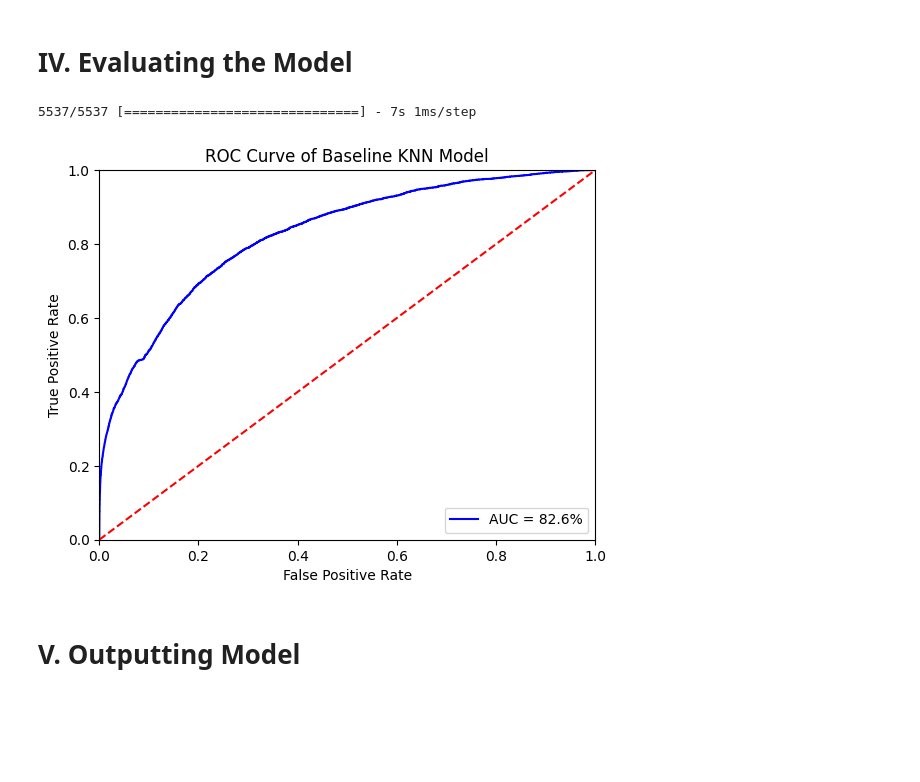
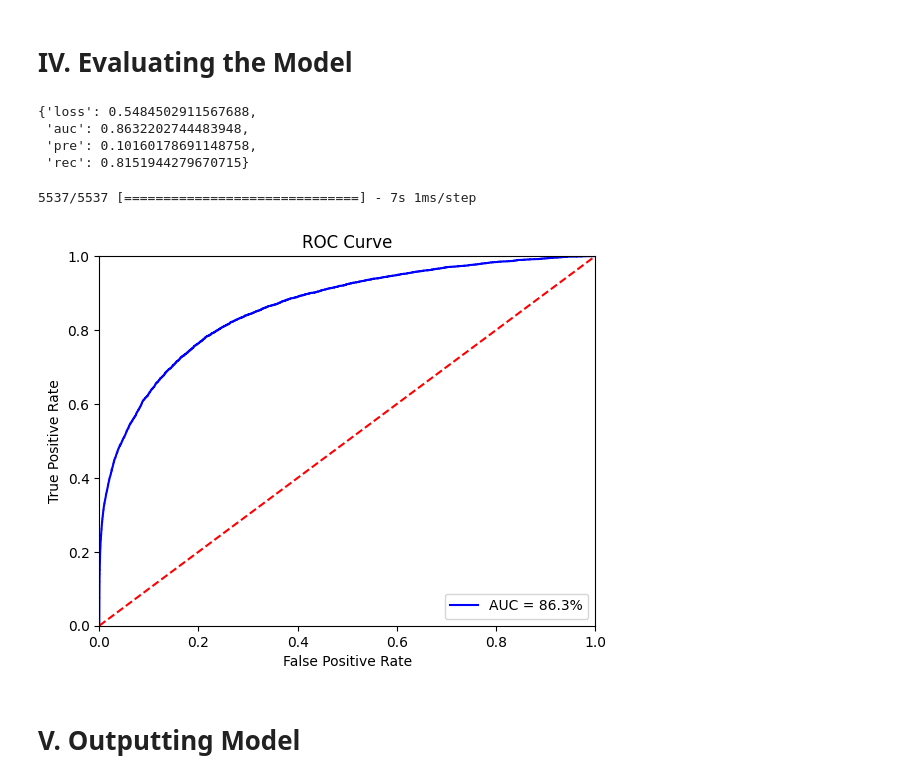
Before and after one commit to ChaseMadson/w207-final-project, a Jupyter notebook: fraud_detection_model.ipynb, the cells around one changed output. Cells and saved outputs as stored; diff of their text form; code cells hidden in the pictures; blank space fills up the shorter version.

```diff
--- a/fraud_detection_model.ipynb
+++ b/fraud_detection_model.ipynb
@@ -43,7 +129,7 @@ sub = pd.read_csv('data/sample_submission.csv').drop('isFraud', axis=1)
 features_num_amt = train[['TransactionAmt']].columns
 
 # Date and time of transactions
-features_num_dt = train.filter(regex='^txn').columns
+features_num_dt = train[['TransactionDT']].columns
 
 # Distance measures between two masked points
 features_num_dist = train.filter(regex='^dist').columns
@@ -261,20 +323,19 @@ def train_and_evaluate(
   df_y_train=y_train,
   df_x_test=X_val,
   df_y_test=y_val,
-  hidden_layer_sizes=[],
-  activation='tanh',
-  optimizer='Adam',
-  learning_rate=0.01,
-  num_epochs=5
+  hidden_layer_sizes=[512, 256, 128],
+  set_act='relu',
+  num_epochs=64,
+  batch_size=128,
+  set_lr=0.00001
   ):
 
   # Build the model.
   model = build_model(
     n_classes=1,
     hidden_layer_sizes=hidden_layer_sizes,
-    activation=activation,
-    optimizer=optimizer,
-    learning_rate=learning_rate
+    set_act=set_act,
+    set_lr = set_lr
     )
 
   # Train the model.
@@ -284,26 +345,28 @@ def train_and_evaluate(
     x=df_x_train,
     y=df_y_train,
     epochs=num_epochs,
-    batch_size=64,
+    batch_size=batch_size,
     validation_split=0.1,
     verbose=1
     )
 
   # Retrieve training metrics (after each train epoch) and the final test accuracy
-  train_accuracy = history.history['accuracy']
-  val_accuracy = history.history['val_accuracy']
-  plt.plot(train_accuracy, label='train_accuracy')
-  plt.plot(val_accuracy, label='validation accuracy')
+  train_loss = history.history['loss']
+  val_loss = history.history['val_loss']
+  plt.plot(train_loss, label='train loss')
+  plt.plot(val_loss, label='validation loss')
   plt.xticks(range(num_epochs))
   plt.xlabel('Train epochs')
   plt.legend()
   plt.show()
 
-  test_accuracy = model.evaluate(
+  test_metrics = model.evaluate(
     x=df_x_test,
     y=df_y_test,
     verbose=0,
     return_dict=True
-    )['accuracy']
+    )
 
-  return model
+  return model, test_metrics
+
+fit, test_metrics = train_and_evaluate()
@@ -310,7 +391,0 @@ def train_and_evaluate(
-# %%
-fit = train_and_evaluate(
-    hidden_layer_sizes=[512, 256, 128, 64],
-    optimizer='SGD',
-    learning_rate=0.001,
-    num_epochs=16
-)
@@ -336,20 +392,27 @@ Epoch 16/16
 # %% [markdown]
 # IV. Evaluating the Model
+# %%
+test_metrics
+# %% [output]
+{'loss': 0.5484502911567688,
+ 'auc': 0.8632202744483948,
+ 'pre': 0.10160178691148758,
+ 'rec': 0.8151944279670715}
 # %%
 fpr, tpr, threshold = roc_curve(y_val, fit.predict(X_val))
 roc_auc = auc(fpr, tpr)
 
 plt.plot(fpr, tpr, 'b', label = f'AUC = {roc_auc:.1%}')
 plt.legend(loc = 'lower right')
 plt.plot([0, 1], [0, 1],'r--')
 plt.xlim([0, 1])
 plt.ylim([0, 1])
 plt.ylabel('True Positive Rate')
 plt.xlabel('False Positive Rate')
-plt.title('ROC Curve of Baseline KNN Model')
+plt.title('ROC Curve')
 plt.show()
 # %% [output]
 5537/5537 [==============================] - 7s 1ms/step
-[figure, old version]
+[figure, new version]
 # %% [markdown]
 # V. Outputting Model
```
Also changed, not shown: parts of 14 cells of this notebook.
